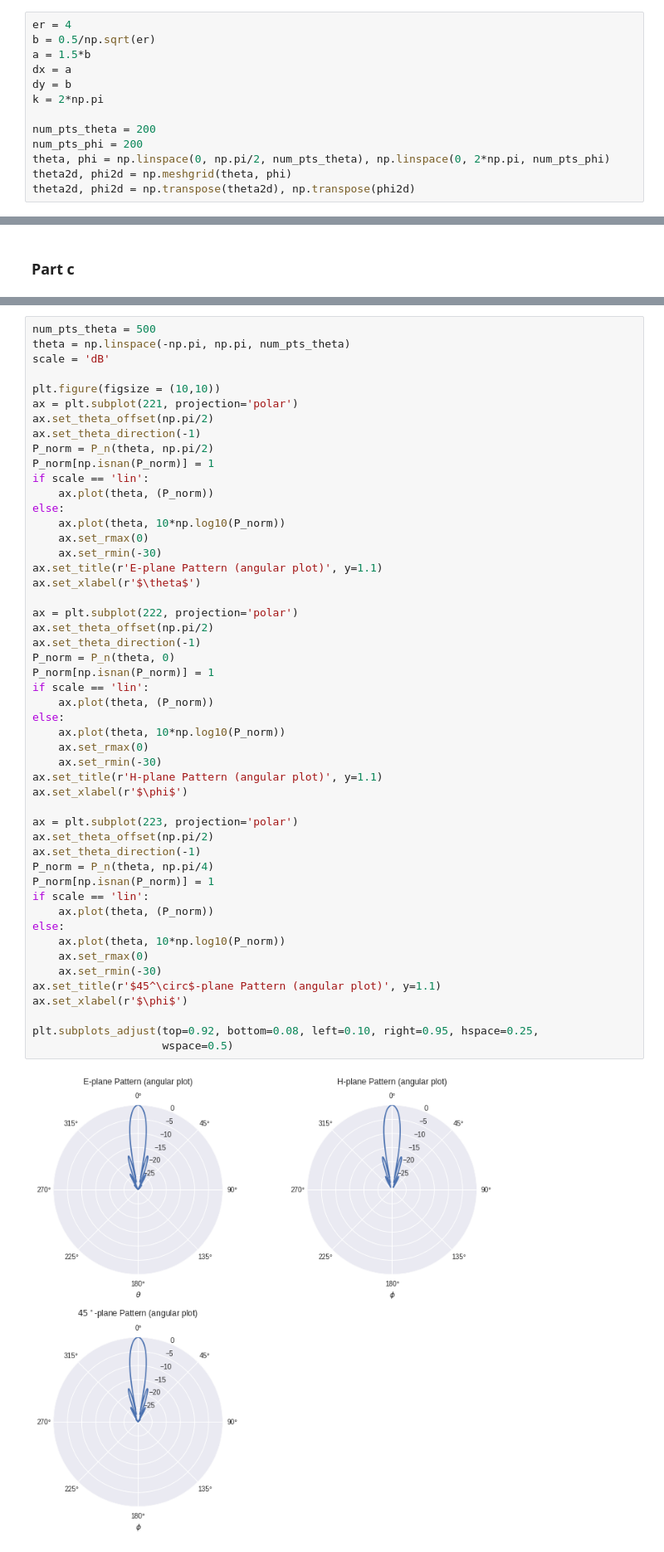
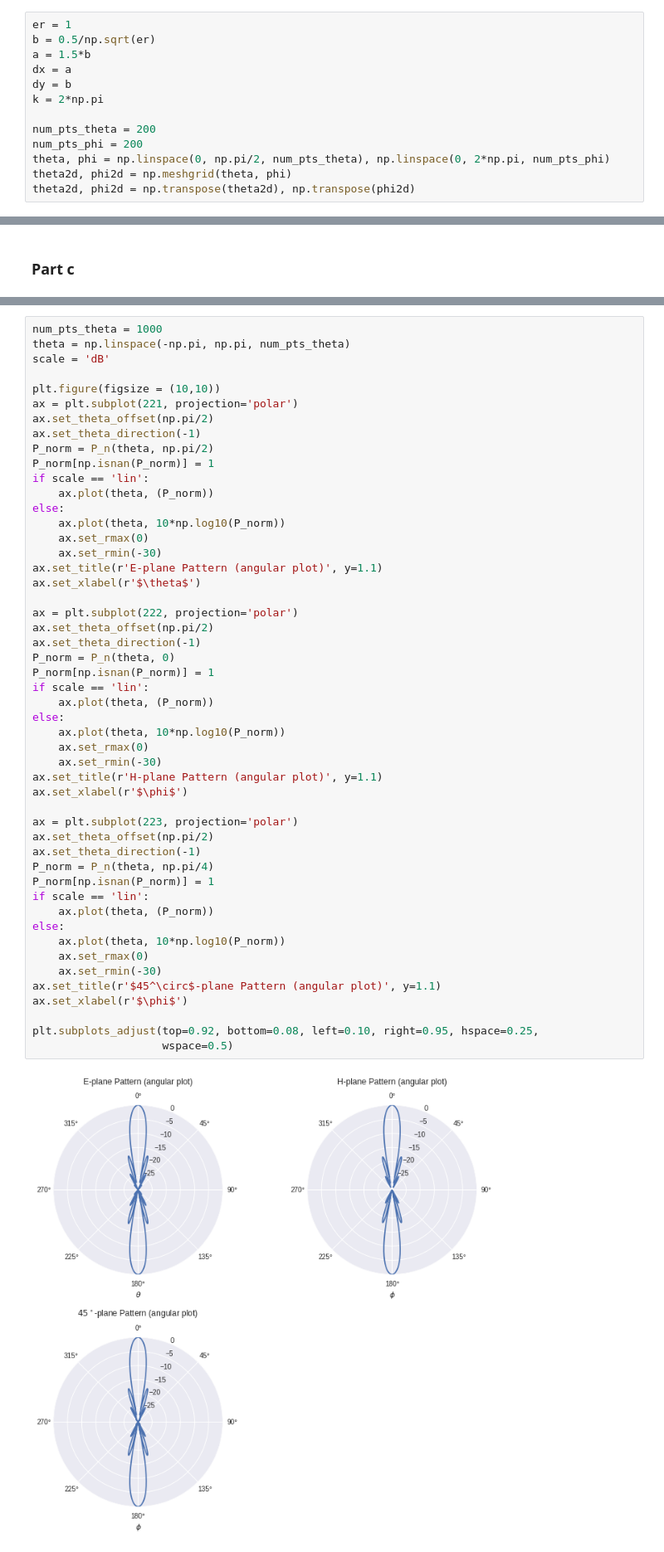
Before and after one commit to Zhaoxin-Hu/ECE222A, a Jupyter notebook: Homework_5.ipynb, the cells around one changed output, grey strips where cells are left out. Shown at 83% size. Drawn from its saved outputs; the diff is of its cells as text.

```diff
--- a/Homework_5.ipynb
+++ b/Homework_5.ipynb
@@ -353,7 +339,7 @@ gain (dB):  [15.81269855 20.03329847 22.45389838 21.27449829 12.89509821]
 # %% [markdown]
 ### Part 2
 # %%
-er = 4
+er = 1
 b = 0.5/np.sqrt(er)
 a = 1.5*b
 dx = a
@@ -954,5 +940,5 @@ plt.subplots_adjust(top=0.92, bottom=0.08, left=0.10, right=0.95, hspace=0.25,
 # %%
-num_pts_theta = 500
+num_pts_theta = 1000
 theta = np.linspace(-np.pi, np.pi, num_pts_theta)
 scale = 'dB'
 
@@ -975,34 +961,34 @@ ax = plt.subplot(222, projection='polar')
 ax.set_theta_offset(np.pi/2)
 ax.set_theta_direction(-1)
 P_norm = P_n(theta, 0)
 P_norm[np.isnan(P_norm)] = 1
 if scale == 'lin':
     ax.plot(theta, (P_norm))
 else:
     ax.plot(theta, 10*np.log10(P_norm))
     ax.set_rmax(0)
     ax.set_rmin(-30)
 ax.set_title(r'H-plane Pattern (angular plot)', y=1.1)
 ax.set_xlabel(r'$\phi$')
 
 ax = plt.subplot(223, projection='polar')
 ax.set_theta_offset(np.pi/2)
 ax.set_theta_direction(-1)
 P_norm = P_n(theta, np.pi/4)
 P_norm[np.isnan(P_norm)] = 1
 if scale == 'lin':
     ax.plot(theta, (P_norm))
 else:
     ax.plot(theta, 10*np.log10(P_norm))
     ax.set_rmax(0)
     ax.set_rmin(-30)
 ax.set_title(r'$45^\circ$-plane Pattern (angular plot)', y=1.1)
 ax.set_xlabel(r'$\phi$')
 
 plt.subplots_adjust(top=0.92, bottom=0.08, left=0.10, right=0.95, hspace=0.25,
                     wspace=0.5)
 # %% [output]
-[figure, old version]
+[figure, new version]
 # %%
 # directivity
 beam_solid_angle = integrate.dblquad(integrand, 0, 2*np.pi, 0, np.pi/2)[0]
```
Also changed, not shown: parts of 9 cells of this notebook.
